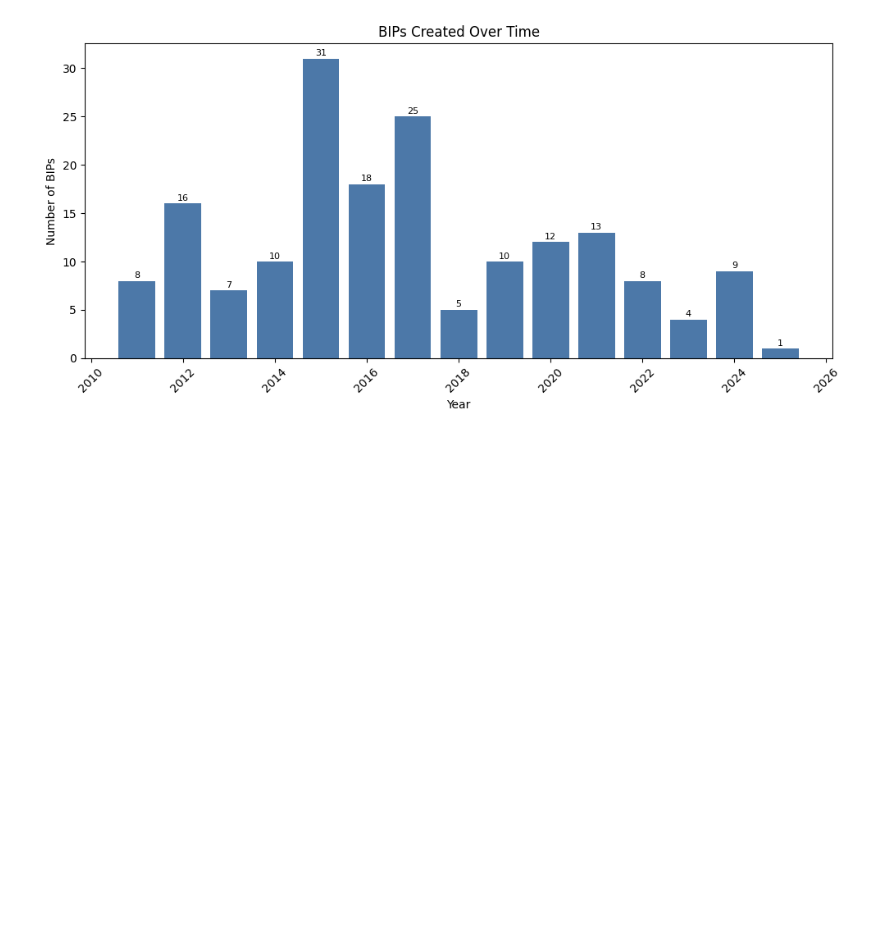
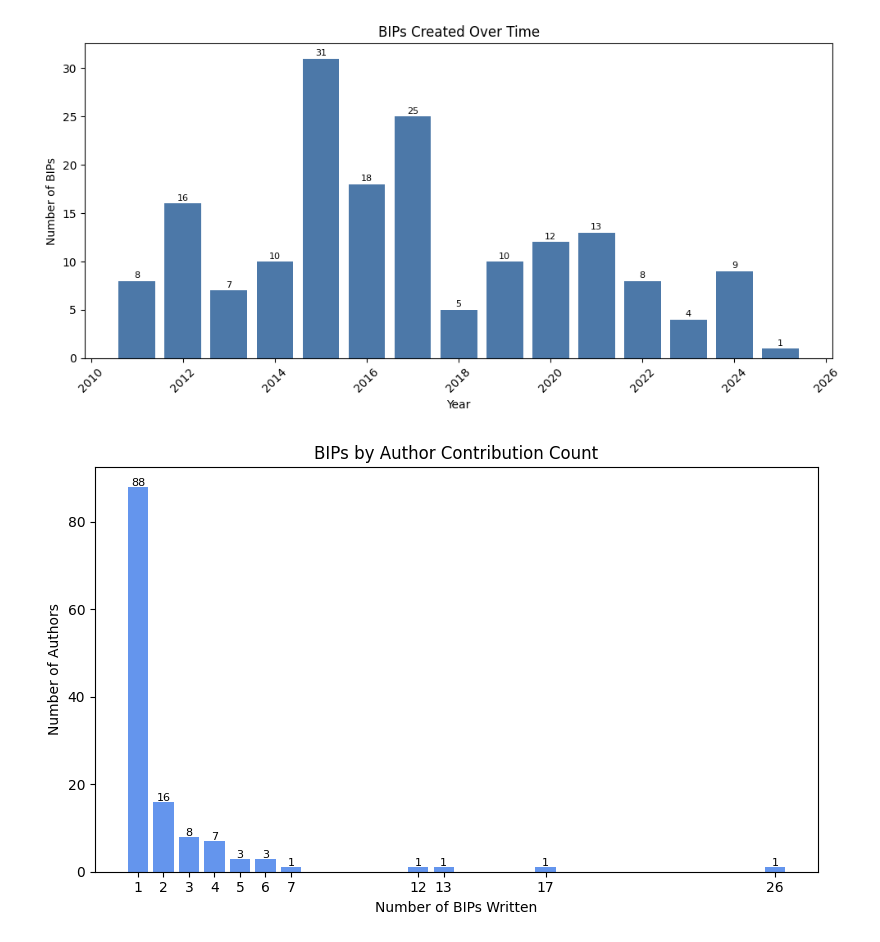
Before and after one commit to SEG-UNIBE/cdv-explorer, a Jupyter notebook: Research_questions/RQ1/RQ1_notebook.ipynb, the cells around one changed output. Saved outputs shown, nothing was run; the diff lists cells and outputs as text; code cells hidden in the pictures; blank space fills up the shorter version.

```diff
--- a/Research_questions/RQ1/RQ1_notebook.ipynb
+++ b/Research_questions/RQ1/RQ1_notebook.ipynb
@@ -79,3 +79,41 @@ plt.tight_layout()
 plt.show()
 # %% [output]
 [figure]
+# %%
+from collections import Counter
+import matplotlib.pyplot as plt
+# Step 1: Count BIPs per author
+author_bip_counts = Counter()
+
+for bip in data['nodes']:
+    authors = bip.get('author')
+    if isinstance(authors, list):
+        for author in authors:
+            name = author.split('<')[0].strip()
+            author_bip_counts[name] += 1
+# %%
+# Step 2: Count how many authors have written N BIPs
+contribution_distribution = Counter(author_bip_counts.values())
+# %%
+# Sort by number of BIPs
+sorted_counts = sorted(contribution_distribution.items())
+x_vals, y_vals = zip(*sorted_counts)
+# %%
+# Step 3: Plot histogram
+plt.figure(figsize=(8, 5))
+bars = plt.bar(x_vals, y_vals, color='cornflowerblue')
+
+plt.xlabel("Number of BIPs Written")
+plt.ylabel("Number of Authors")
+plt.title("BIPs by Author Contribution Count")
+plt.xticks(x_vals)
+
+# Add count labels
+for bar in bars:
+    height = bar.get_height()
+    plt.text(bar.get_x() + bar.get_width() / 2, height + 0.2, str(height), ha='center', fontsize=8)
+
+plt.tight_layout()
+plt.show()
+# %% [output]
+[figure, added]
```
Also changed, not shown: parts of 2 cells of this notebook, 2 other files.
